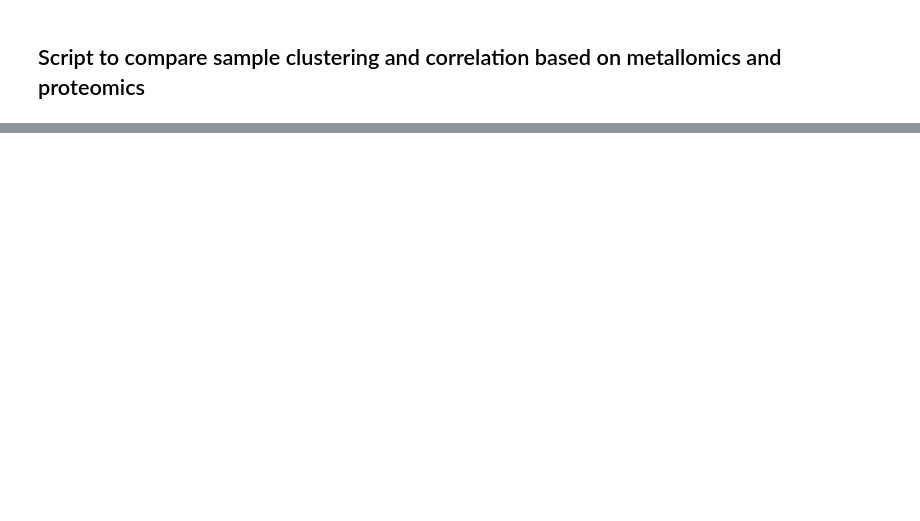
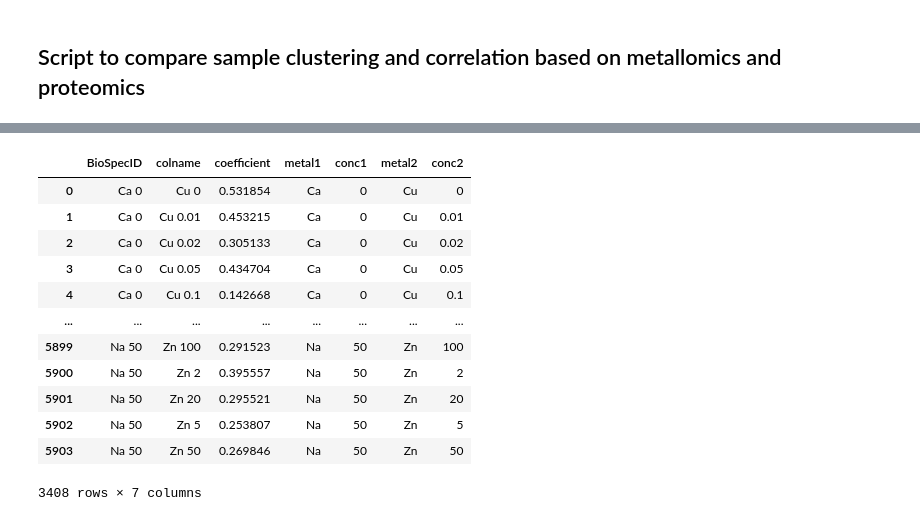
Before and after one commit to Ralser-lab/metallica, a Jupyter notebook: code/metpert_WTproteomics/metallome_proteome_samplecorrelation_comparison.ipynb, the cells around one changed output, grey strips where cells are left out. Cells and saved outputs as stored; diff of their text form; code cells hidden in the pictures; blank space fills up the shorter version.

```diff
--- a/code/metpert_WTproteomics/metallome_proteome_samplecorrelation_comparison.ipynb
+++ b/code/metpert_WTproteomics/metallome_proteome_samplecorrelation_comparison.ipynb
@@ -190,3 +240,18 @@ result_df.reset_index(drop=True, inplace=True)
 # %%
 
 result_df = result_df[result_df['coefficient'] != 0]
+result_df
+# %% [output]
+|  | BioSpecID | colname | coefficient | metal1 | conc1 | metal2 | conc2 |
+| 0 | Ca 0 | Cu 0 | 0.531854 | Ca | 0 | Cu | 0 |
+| 1 | Ca 0 | Cu 0.01 | 0.453215 | Ca | 0 | Cu | 0.01 |
+| 2 | Ca 0 | Cu 0.02 | 0.305133 | Ca | 0 | Cu | 0.02 |
+| 3 | Ca 0 | Cu 0.05 | 0.434704 | Ca | 0 | Cu | 0.05 |
+| 4 | Ca 0 | Cu 0.1 | 0.142668 | Ca | 0 | Cu | 0.1 |
+| ... | ... | ... | ... | ... | ... | ... | ... |
+| 5899 | Na 50 | Zn 100 | 0.291523 | Na | 50 | Zn | 100 |
+| 5900 | Na 50 | Zn 2 | 0.395557 | Na | 50 | Zn | 2 |
+| 5901 | Na 50 | Zn 20 | 0.295521 | Na | 50 | Zn | 20 |
+| 5902 | Na 50 | Zn 5 | 0.253807 | Na | 50 | Zn | 5 |
+| 5903 | Na 50 | Zn 50 | 0.269846 | Na | 50 | Zn | 50 |
+3408 rows × 7 columns
```
Also changed, not shown: parts of 9 cells of this notebook, 10 other files.
